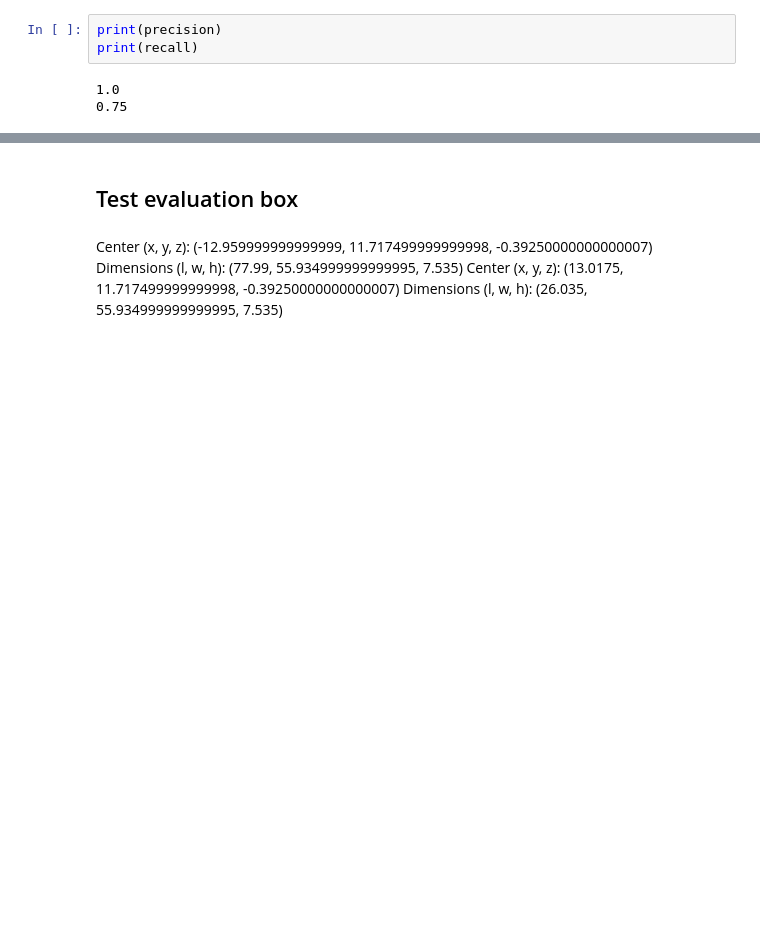
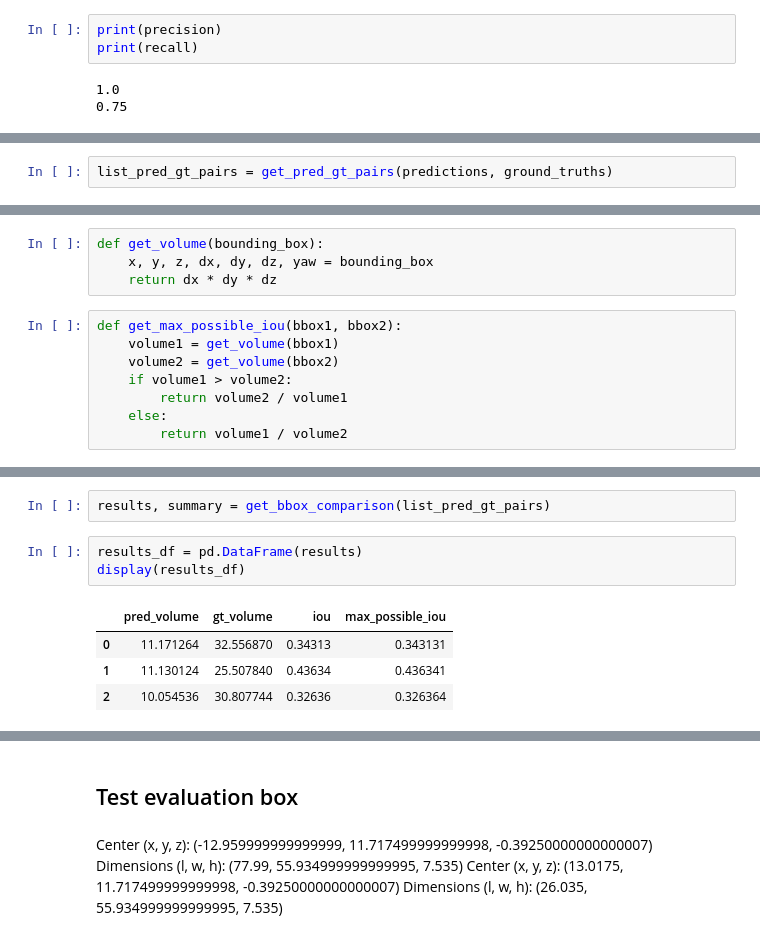
Before and after one commit to CalTransProject/3D-Vehicle-Detection-PointPillars, a Jupyter notebook: server_scripts/arcs_inference_evaluation_test.ipynb, the cells around one changed output, grey strips where cells are left out. Drawn from its saved outputs; the diff is of its cells as text; blank space fills up the shorter version.

```diff
--- a/server_scripts/arcs_inference_evaluation_test.ipynb
+++ b/server_scripts/arcs_inference_evaluation_test.ipynb
@@ -370,0 +500,2 @@ print(recall)
+# %%
+list_pred_gt_pairs = get_pred_gt_pairs(predictions, ground_truths)
@@ -370,0 +515,12 @@ print(recall)
+# %%
+def get_volume(bounding_box):
+    x, y, z, dx, dy, dz, yaw = bounding_box
+    return dx * dy * dz
+# %%
+def get_max_possible_iou(bbox1, bbox2):
+    volume1 = get_volume(bbox1)
+    volume2 = get_volume(bbox2)
+    if volume1 > volume2:
+        return volume2 / volume1
+    else:
+        return volume1 / volume2
@@ -370,0 +570,10 @@ print(recall)
+# %%
+results, summary = get_bbox_comparison(list_pred_gt_pairs)
+# %%
+results_df = pd.DataFrame(results)
+display(results_df)
+# %% [output]
+|  | pred_volume | gt_volume | iou | max_possible_iou |
+| 0 | 11.171264 | 32.556870 | 0.34313 | 0.343131 |
+| 1 | 11.130124 | 25.507840 | 0.43634 | 0.436341 |
+| 2 | 10.054536 | 30.807744 | 0.32636 | 0.326364 |
```
Also changed, not shown: parts of 17 cells of this notebook, 2 other files.
